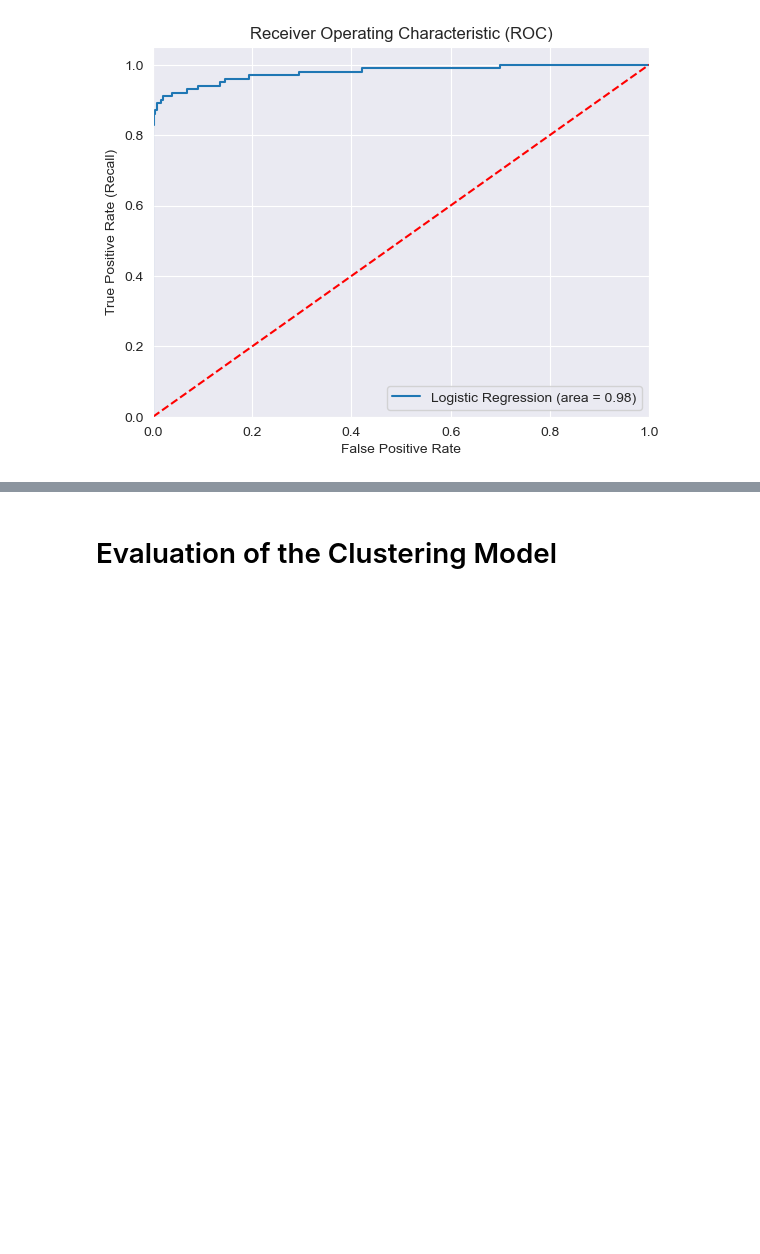
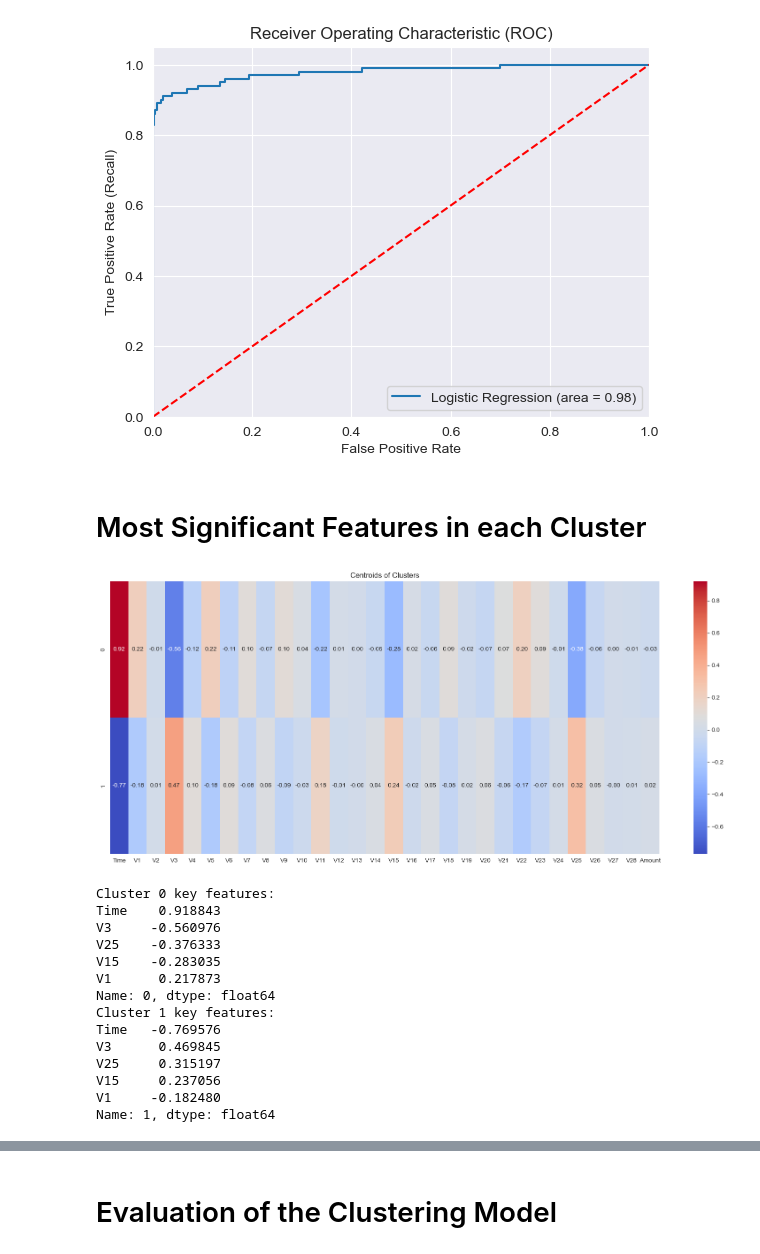
Before and after one commit to ErfanMoradi2000/creditcard_fraud, a Jupyter notebook: notebooks/creditcard_fraud.ipynb, the cells around one changed output, grey strips where cells are left out. Cells and saved outputs as stored; diff of their text form; code cells hidden in the pictures; blank space fills up the shorter version.

```diff
--- a/notebooks/creditcard_fraud.ipynb
+++ b/notebooks/creditcard_fraud.ipynb
@@ -132,3 +134,38 @@ plt.legend(loc="lower right")
 plt.show()
 # %% [output]
 [figure]
+# %% [markdown]
+# Most Significant Features in each Cluster
+# %%
+cluster_centers = clustering_model.named_steps['clustering'].cluster_centers_
+X_test_scaled = clustering_model.named_steps['scaler'].fit_transform(X_test)
+
+cluster_centers_df = pd.DataFrame(data=cluster_centers, columns=X.columns)
+feature_diff = cluster_centers_df - X_test_scaled.mean()
+
+plt.figure(figsize=(20,8))
+sns.heatmap(feature_diff, annot=True, fmt='.2f', cmap='coolwarm')
+plt.title('Centroids of Clusters')
+plt.show()
+
+
+for i in range(2):
+    print(f"Cluster {i} key features:")
+    significant_features = feature_diff.iloc[i].sort_values(key=abs, ascending=False)
+    print(significant_features.head())
+# %% [output]
+[figure, added]
+Cluster 0 key features:
+Time    0.918843
+V3     -0.560976
+V25    -0.376333
+V15    -0.283035
+V1      0.217873
+Name: 0, dtype: float64
+Cluster 1 key features:
+Time   -0.769576
+V3      0.469845
+V25     0.315197
+V15     0.237056
+V1     -0.182480
+Name: 1, dtype: float64
```
Also changed, not shown: parts of 9 cells of this notebook.
